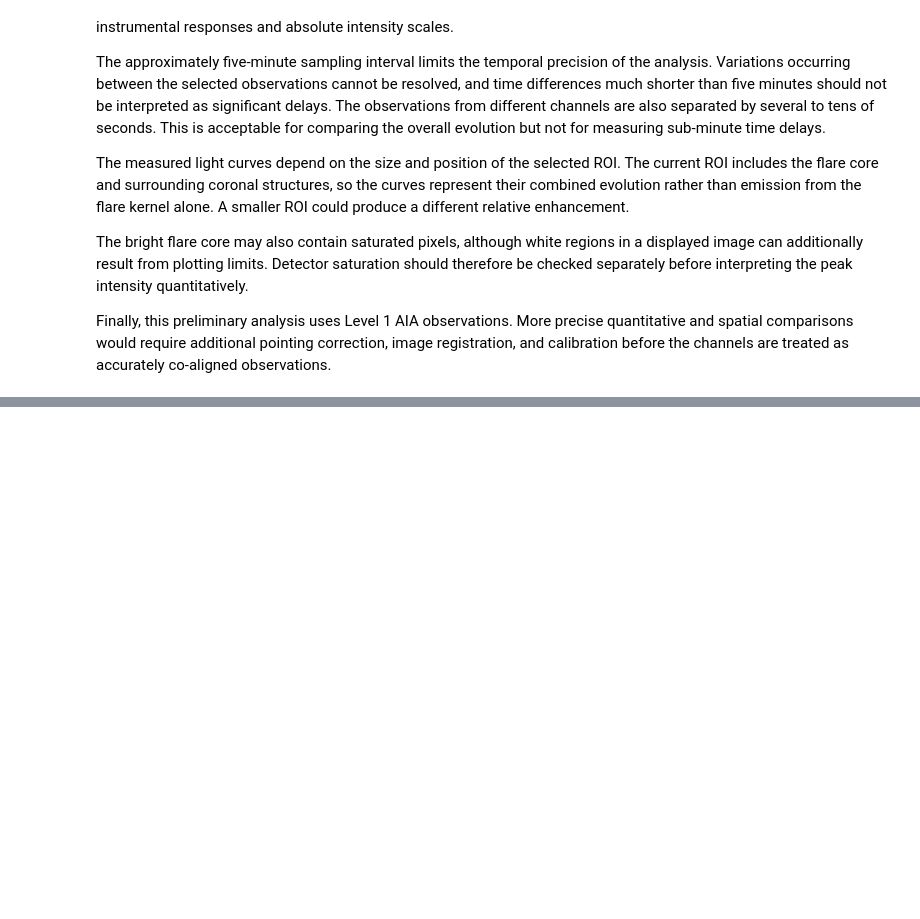
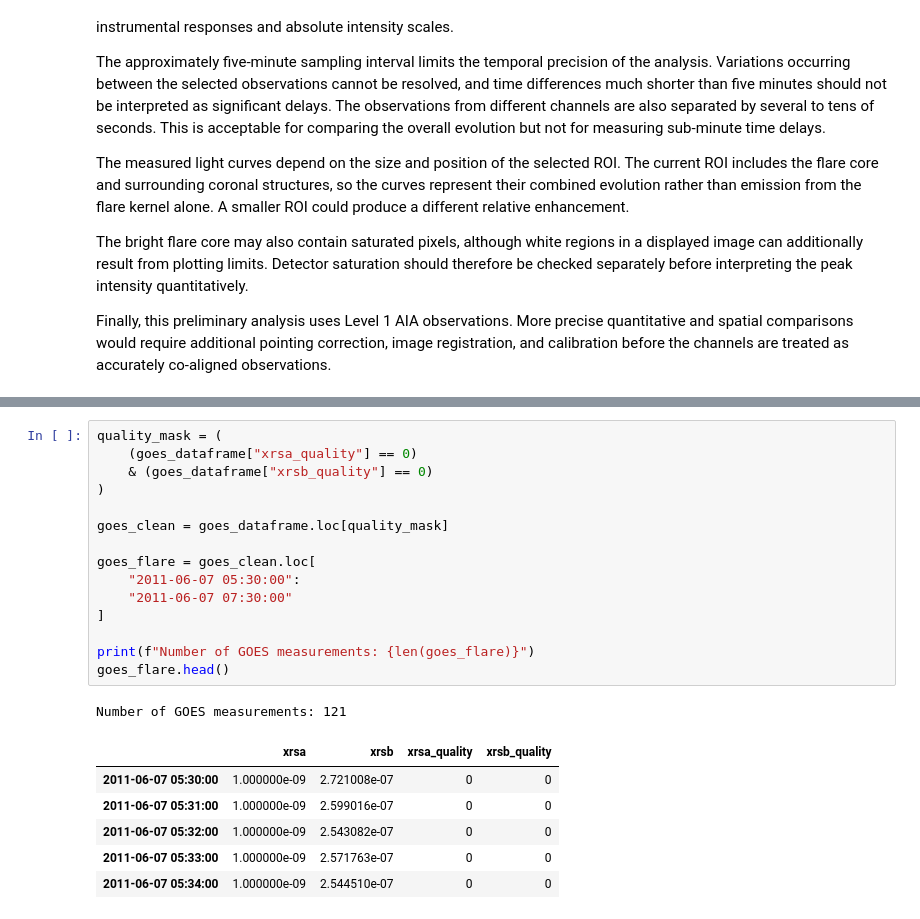
Before and after one commit to kanpuchin/SunProject, a Jupyter notebook: notebooks/02_aia_flare_evolution.ipynb, the cells around one changed output, grey strips where cells are left out. Saved outputs shown, nothing was run; the diff lists cells and outputs as text; blank space fills up the shorter version.

```diff
--- a/notebooks/02_aia_flare_evolution.ipynb
+++ b/notebooks/02_aia_flare_evolution.ipynb
@@ -1294,0 +1377,23 @@ Finally, this preliminary analysis uses Level 1 AIA observations. More precise q
+# %%
+quality_mask = (
+    (goes_dataframe["xrsa_quality"] == 0)
+    & (goes_dataframe["xrsb_quality"] == 0)
+)
+
+goes_clean = goes_dataframe.loc[quality_mask]
+
+goes_flare = goes_clean.loc[
+    "2011-06-07 05:30:00":
+    "2011-06-07 07:30:00"
+]
+
+print(f"Number of GOES measurements: {len(goes_flare)}")
+goes_flare.head()
+# %% [output]
+Number of GOES measurements: 121
+|  | xrsa | xrsb | xrsa_quality | xrsb_quality |
+| 2011-06-07 05:30:00 | 1.000000e-09 | 2.721008e-07 | 0 | 0 |
+| 2011-06-07 05:31:00 | 1.000000e-09 | 2.599016e-07 | 0 | 0 |
+| 2011-06-07 05:32:00 | 1.000000e-09 | 2.543082e-07 | 0 | 0 |
+| 2011-06-07 05:33:00 | 1.000000e-09 | 2.571763e-07 | 0 | 0 |
+| 2011-06-07 05:34:00 | 1.000000e-09 | 2.544510e-07 | 0 | 0 |
```
Also changed, not shown: parts of 12 cells of this notebook, 2 other files.
